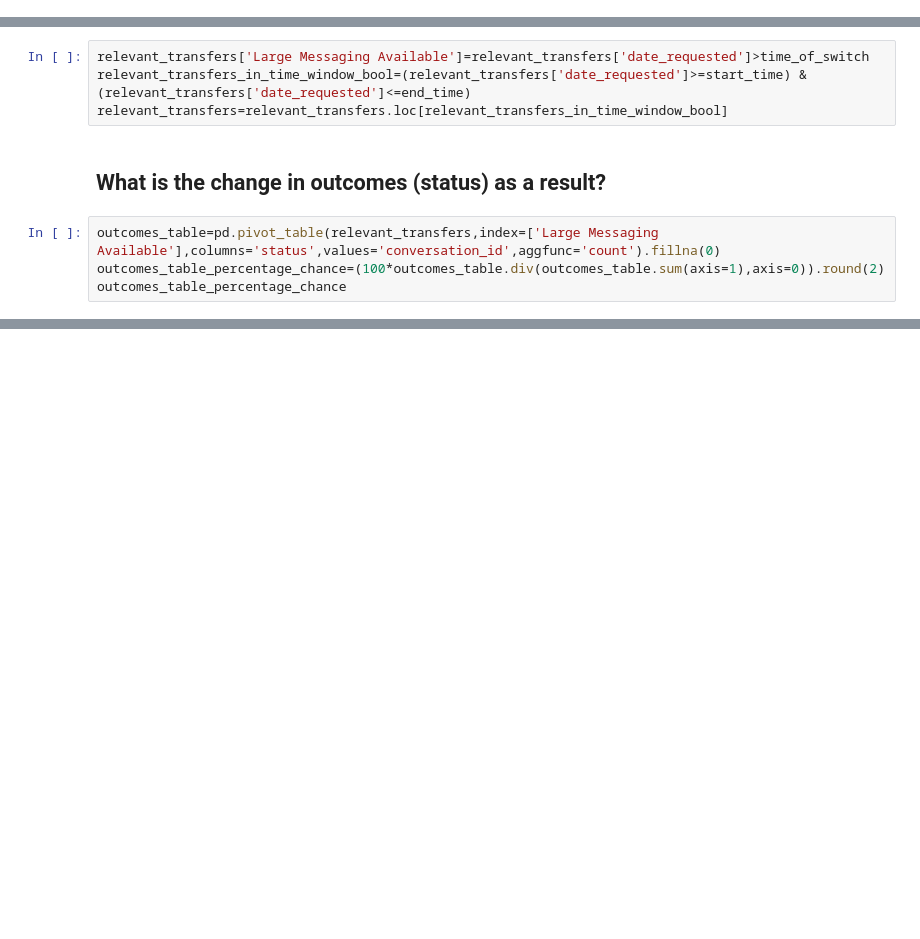
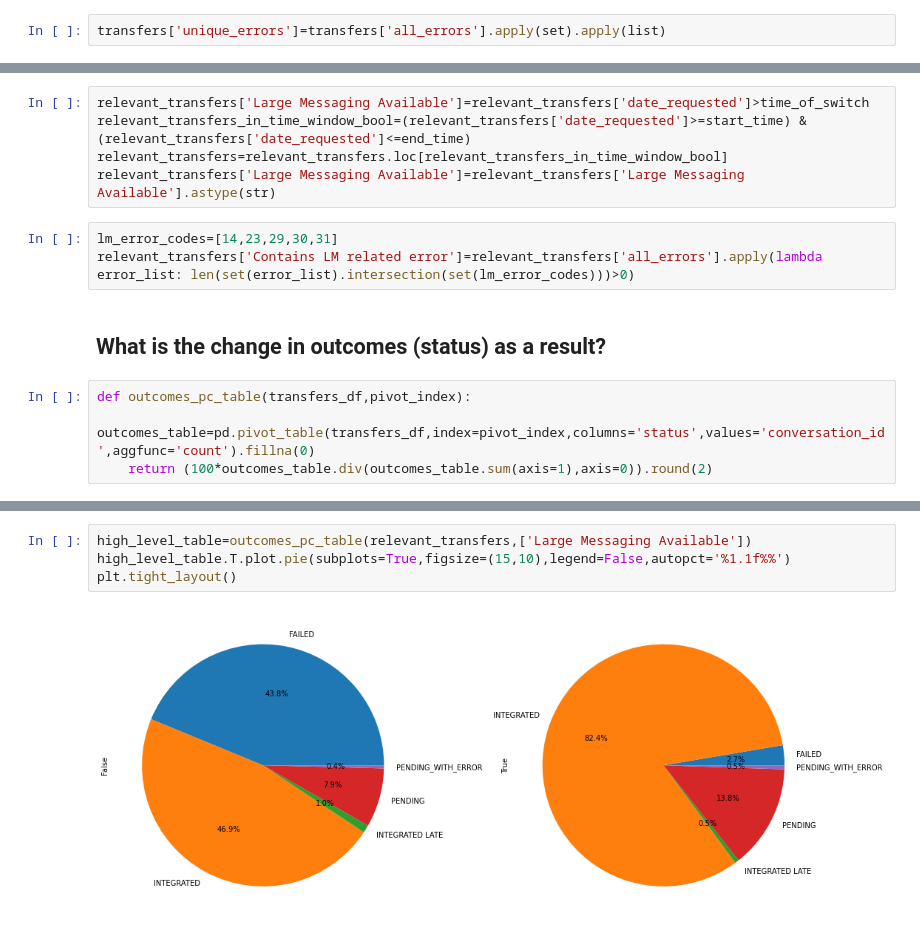
Before and after one commit to nhsconnect/prm-gp2gp-data-sandbox, a Jupyter notebook: notebooks/28-PRMT-1475--impact-LM-vision-practices.ipynb, the cells around one changed output, grey strips where cells are left out. Cells and saved outputs as stored; diff of their text form; blank space fills up the shorter version.

Commit message:
Update 28-PRMT-1475--impact-LM-vision-practices.ipynb
PRMT-1475 [RJ/EA] Added error-code-level analysis and visualisations

```diff
--- a/notebooks/28-PRMT-1475--impact-LM-vision-practices.ipynb
+++ b/notebooks/28-PRMT-1475--impact-LM-vision-practices.ipynb
@@ -103,0 +106,2 @@ transfers["requesting_supplier"] = transfers["requesting_supplier"].replace(supp
+# %%
+transfers['unique_errors']=transfers['all_errors'].apply(set).apply(list)
@@ -121,9 +127,13 @@ relevant_transfers=pd.concat([requesting_transfers,sending_transfers],axis=0)
 relevant_transfers['Large Messaging Available']=relevant_transfers['date_requested']>time_of_switch
 relevant_transfers_in_time_window_bool=(relevant_transfers['date_requested']>=start_time) & (relevant_transfers['date_requested']<=end_time)
 relevant_transfers=relevant_transfers.loc[relevant_transfers_in_time_window_bool]
+relevant_transfers['Large Messaging Available']=relevant_transfers['Large Messaging Available'].astype(str)
+# %%
+lm_error_codes=[14,23,29,30,31]
+relevant_transfers['Contains LM related error']=relevant_transfers['all_errors'].apply(lambda error_list: len(set(error_list).intersection(set(lm_error_codes)))>0)
 # %% [markdown]
 ## What is the change in outcomes (status) as a result?
 # %%
-outcomes_table=pd.pivot_table(relevant_transfers,index=['Large Messaging Available'],columns='status',values='conversation_id',aggfunc='count').fillna(0)
-outcomes_table_percentage_chance=(100*outcomes_table.div(outcomes_table.sum(axis=1),axis=0)).round(2)
-outcomes_table_percentage_chance
+def outcomes_pc_table(transfers_df,pivot_index):
+    outcomes_table=pd.pivot_table(transfers_df,index=pivot_index,columns='status',values='conversation_id',aggfunc='count').fillna(0)
+    return (100*outcomes_table.div(outcomes_table.sum(axis=1),axis=0)).round(2)
@@ -164,0 +140,6 @@ outcomes_table_percentage_chance
+# %%
+high_level_table=outcomes_pc_table(relevant_transfers,['Large Messaging Available'])
+high_level_table.T.plot.pie(subplots=True,figsize=(15,10),legend=False,autopct='%1.1f%%')
+plt.tight_layout()
+# %% [output]
+[figure, added]
```
Also changed, not shown: parts of 17 cells of this notebook.
